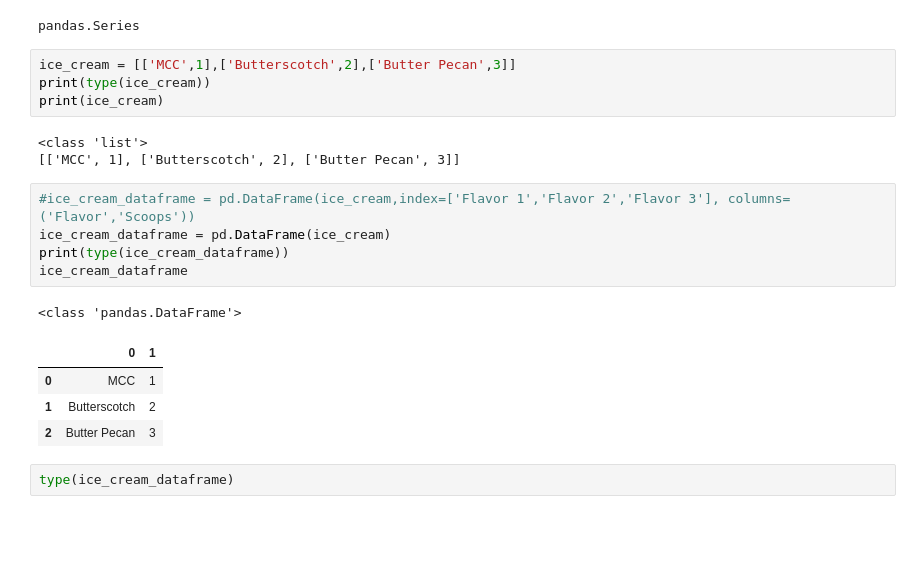
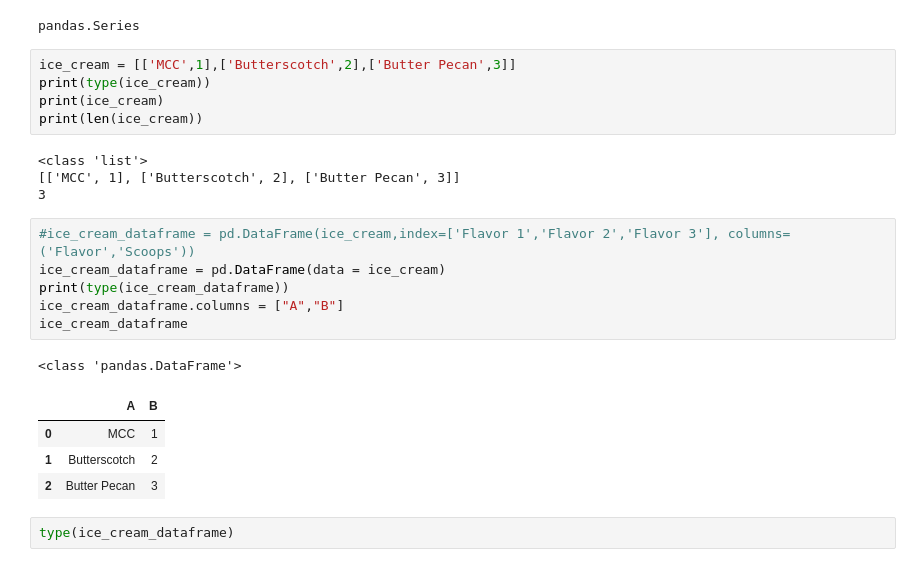
Before and after one commit to koohong/pandas_youtube, a Jupyter notebook: Pandas 101 - Pandas Series and Dataframes.ipynb, the cells around one changed output. Drawn from its saved outputs; the diff is of its cells as text; blank space fills up the shorter version.

```diff
--- a/Pandas 101 - Pandas Series and Dataframes.ipynb
+++ b/Pandas 101 - Pandas Series and Dataframes.ipynb
@@ -100,17 +108,20 @@ pandas.Series
 ice_cream = [['MCC',1],['Butterscotch',2],['Butter Pecan',3]]
 print(type(ice_cream))
 print(ice_cream)
+print(len(ice_cream))
 # %% [output]
 <class 'list'>
 [['MCC', 1], ['Butterscotch', 2], ['Butter Pecan', 3]]
+3
 # %%
 #ice_cream_dataframe = pd.DataFrame(ice_cream,index=['Flavor 1','Flavor 2','Flavor 3'], columns=('Flavor','Scoops'))
-ice_cream_dataframe = pd.DataFrame(ice_cream)
+ice_cream_dataframe = pd.DataFrame(data = ice_cream)
 print(type(ice_cream_dataframe))
+ice_cream_dataframe.columns = ["A","B"]
 ice_cream_dataframe
 # %% [output]
 <class 'pandas.DataFrame'>
-|  | 0 | 1 |
+|  | A | B |
 | 0 | MCC | 1 |
 | 1 | Butterscotch | 2 |
 | 2 | Butter Pecan | 3 |
```
Also changed, not shown: parts of 4 cells of this notebook, 2 other files.
